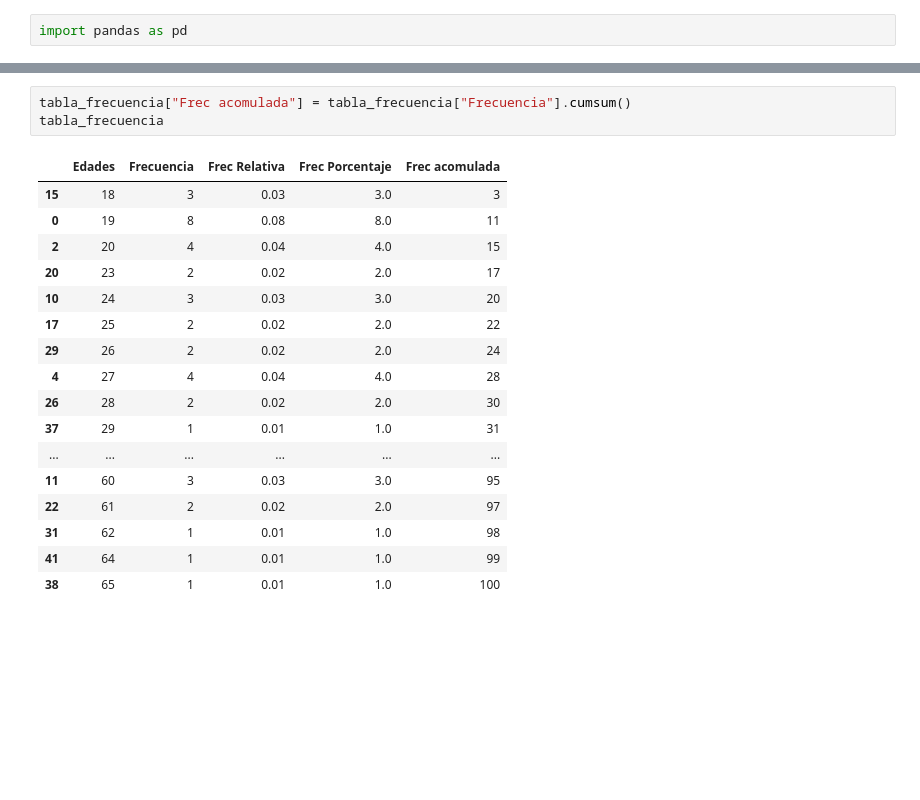
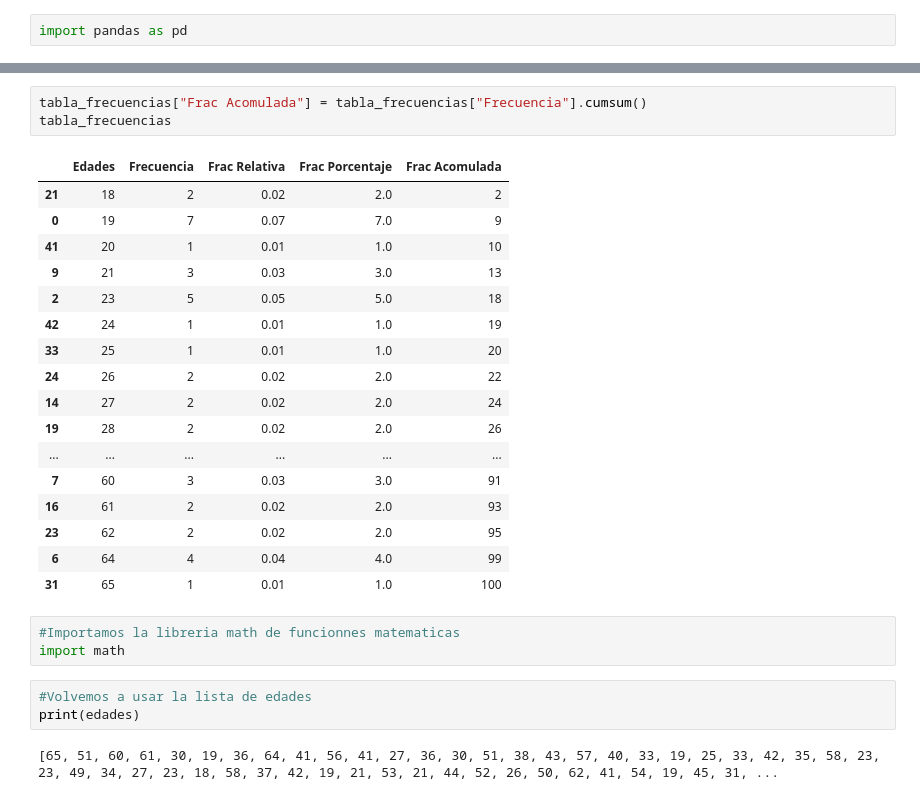
Before and after one commit to Jesus4antonio/Probabilidad, a Jupyter notebook: Practica_3.ipynb, the cells around one changed output, grey strips where cells are left out. Drawn from its saved outputs; the diff is of its cells as text; blank space fills up the shorter version.

```diff
--- a/Practica_3.ipynb
+++ b/Practica_3.ipynb
@@ -109,21 +111,29 @@ tabla_frecuencia
-# %%
-tabla_frecuencia["Frec acomulada"] = tabla_frecuencia["Frecuencia"].cumsum()
-tabla_frecuencia
-# %% [output]
-|  | Edades | Frecuencia | Frec Relativa | Frec Porcentaje | Frec acomulada |
-| 15 | 18 | 3 | 0.03 | 3.0 | 3 |
-| 0 | 19 | 8 | 0.08 | 8.0 | 11 |
-| 2 | 20 | 4 | 0.04 | 4.0 | 15 |
-| 20 | 23 | 2 | 0.02 | 2.0 | 17 |
-| 10 | 24 | 3 | 0.03 | 3.0 | 20 |
-| 17 | 25 | 2 | 0.02 | 2.0 | 22 |
-| 29 | 26 | 2 | 0.02 | 2.0 | 24 |
-| 4 | 27 | 4 | 0.04 | 4.0 | 28 |
-| 26 | 28 | 2 | 0.02 | 2.0 | 30 |
-| 37 | 29 | 1 | 0.01 | 1.0 | 31 |
-| ... | ... | ... | ... | ... | ... |
-| 11 | 60 | 3 | 0.03 | 3.0 | 95 |
-| 22 | 61 | 2 | 0.02 | 2.0 | 97 |
-| 31 | 62 | 1 | 0.01 | 1.0 | 98 |
-| 41 | 64 | 1 | 0.01 | 1.0 | 99 |
-| 38 | 65 | 1 | 0.01 | 1.0 | 100 |
+# %%
+tabla_frecuencias["Frac Acomulada"] = tabla_frecuencias["Frecuencia"].cumsum()
+tabla_frecuencias
+# %% [output]
+|  | Edades | Frecuencia | Frac Relativa | Frac Porcentaje | Frac Acomulada |
+| 21 | 18 | 2 | 0.02 | 2.0 | 2 |
+| 0 | 19 | 7 | 0.07 | 7.0 | 9 |
+| 41 | 20 | 1 | 0.01 | 1.0 | 10 |
+| 9 | 21 | 3 | 0.03 | 3.0 | 13 |
+| 2 | 23 | 5 | 0.05 | 5.0 | 18 |
+| 42 | 24 | 1 | 0.01 | 1.0 | 19 |
+| 33 | 25 | 1 | 0.01 | 1.0 | 20 |
+| 24 | 26 | 2 | 0.02 | 2.0 | 22 |
+| 14 | 27 | 2 | 0.02 | 2.0 | 24 |
+| 19 | 28 | 2 | 0.02 | 2.0 | 26 |
+| ... | ... | ... | ... | ... | ... |
+| 7 | 60 | 3 | 0.03 | 3.0 | 91 |
+| 16 | 61 | 2 | 0.02 | 2.0 | 93 |
+| 23 | 62 | 2 | 0.02 | 2.0 | 95 |
+| 6 | 64 | 4 | 0.04 | 4.0 | 99 |
+| 31 | 65 | 1 | 0.01 | 1.0 | 100 |
+# %%
+#Importamos la libreria math de funcionnes matematicas
+import math
+# %%
+#Volvemos a usar la lista de edades
+print(edades)
+# %% [output]
+[65, 51, 60, 61, 30, 19, 36, 64, 41, 56, 41, 27, 36, 30, 51, 38, 43, 57, 40, 33, 19, 25, 33, 42, 35, 58, 23, 23, 49, 34, 27, 23, 18, 58, 37, 42, 19, 21, 53, 21, 44, 52, 26, 50, 62, 41, 54, 19, 45, 31, ...
```
Also changed, not shown: parts of 15 cells of this notebook.
